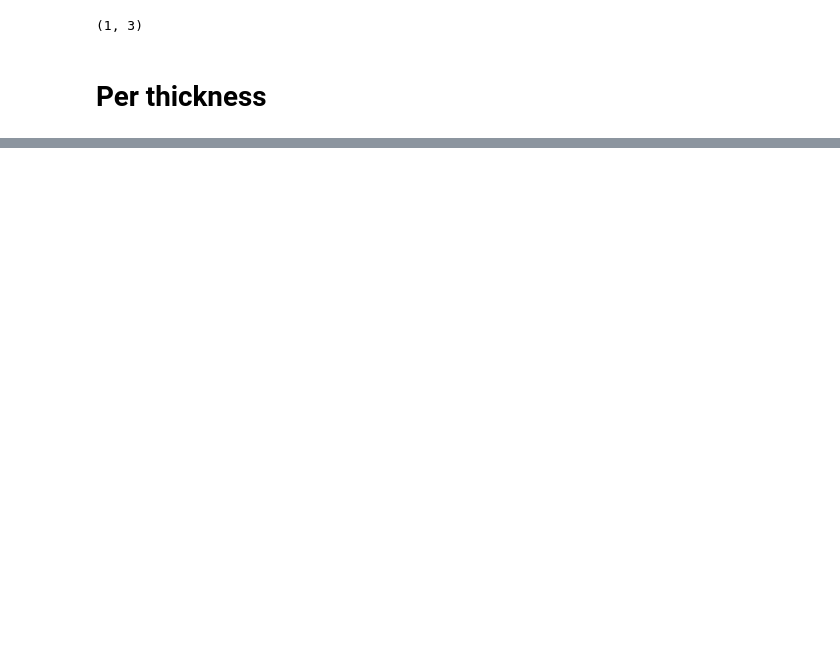
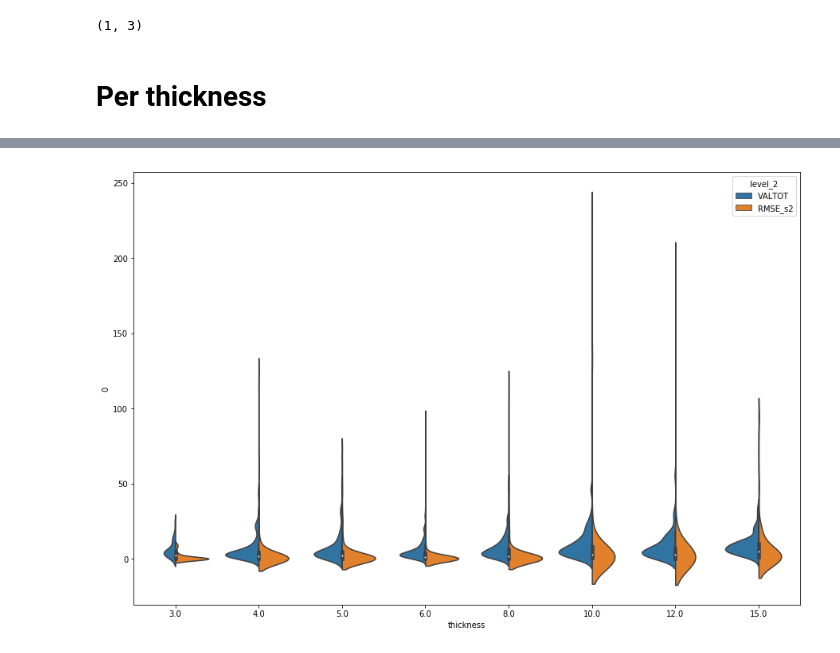
Before and after one commit to rudloffl/sheet-metal-cost-calculator, a Jupyter notebook: Y1 - Notebooks/C1 - baseline.ipynb, the cells around one changed output, grey strips where cells are left out. Saved outputs shown, nothing was run; the diff lists cells and outputs as text; code cells hidden in the pictures; blank space fills up the shorter version.

```diff
--- a/Y1 - Notebooks/C1 - baseline.ipynb
+++ b/Y1 - Notebooks/C1 - baseline.ipynb
@@ -303,0 +422,4 @@ plt.show()
+# %%
+comparisonset['percent_error_s1'] = ((comparisonset[target] / comparisonset['RMSE_s1'])-1)*100
+comparisonset['percent_error_s2'] = ((comparisonset[target] / comparisonset['RMSE_s2'])-1)*100
+comparisonset[[target, 'pred_S1', 'percent_error_s1', 'pred_S1', 'percent_error_s2']].head()
@@ -303,0 +456,12 @@ plt.show()
+# %%
+df=comparisonset[[target, 'RMSE_s2', 'COART', 'thickness']]
+#df=df[df['thickness']!=15]
+df.set_index(['COART', 'thickness'], inplace=True)
+df = df.stack().reset_index()
+fig, ax = plt.subplots(figsize=(15,10))
+#ax.set_ylim(-10, 40)
+sns.violinplot(x="thickness", y=0, data=df, split=True, hue='level_2', ax=ax)
+
+plt.show()
+# %% [output]
+[figure, added]
```
Also changed, not shown: parts of 41 cells of this notebook, 5 other files.
